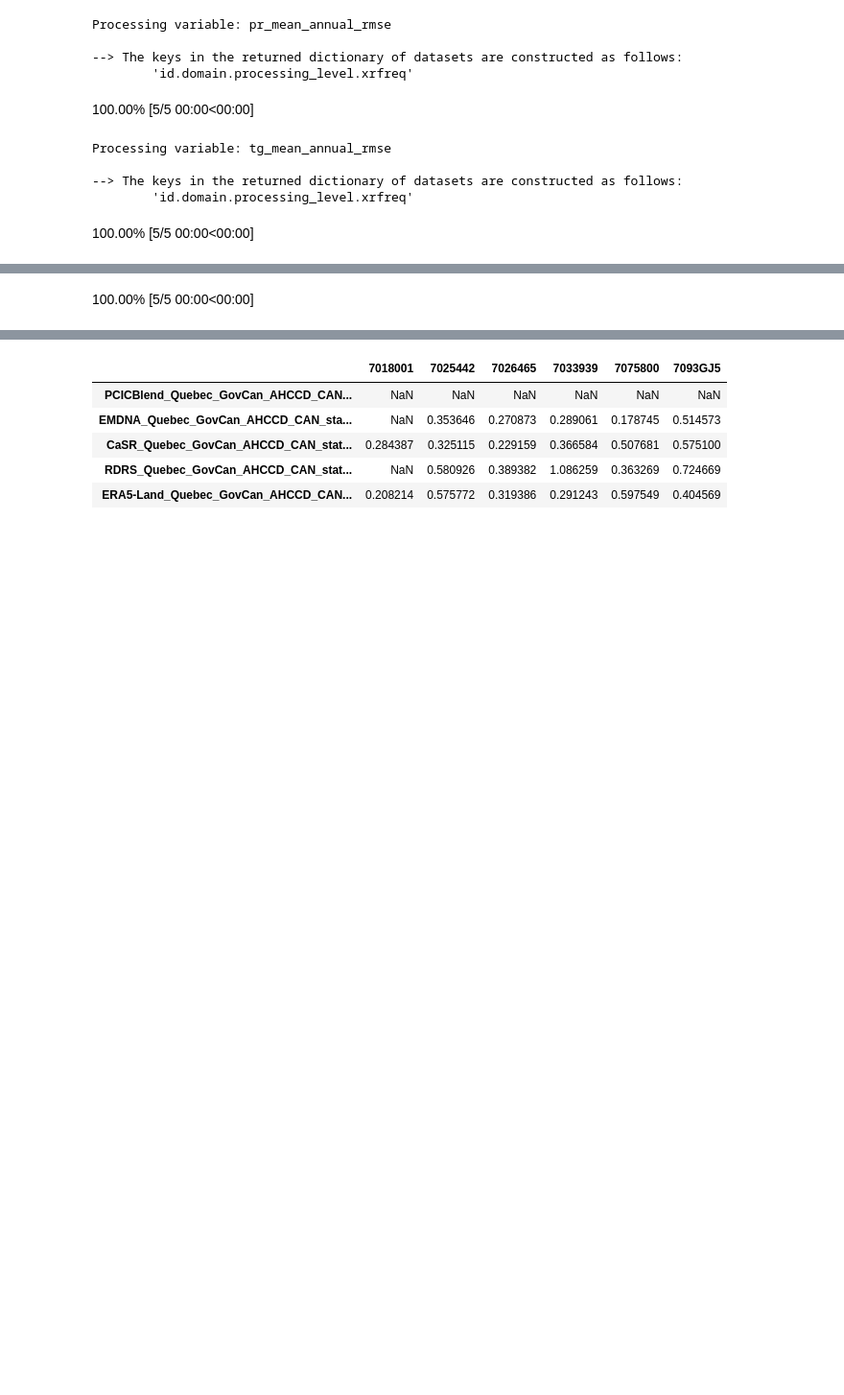
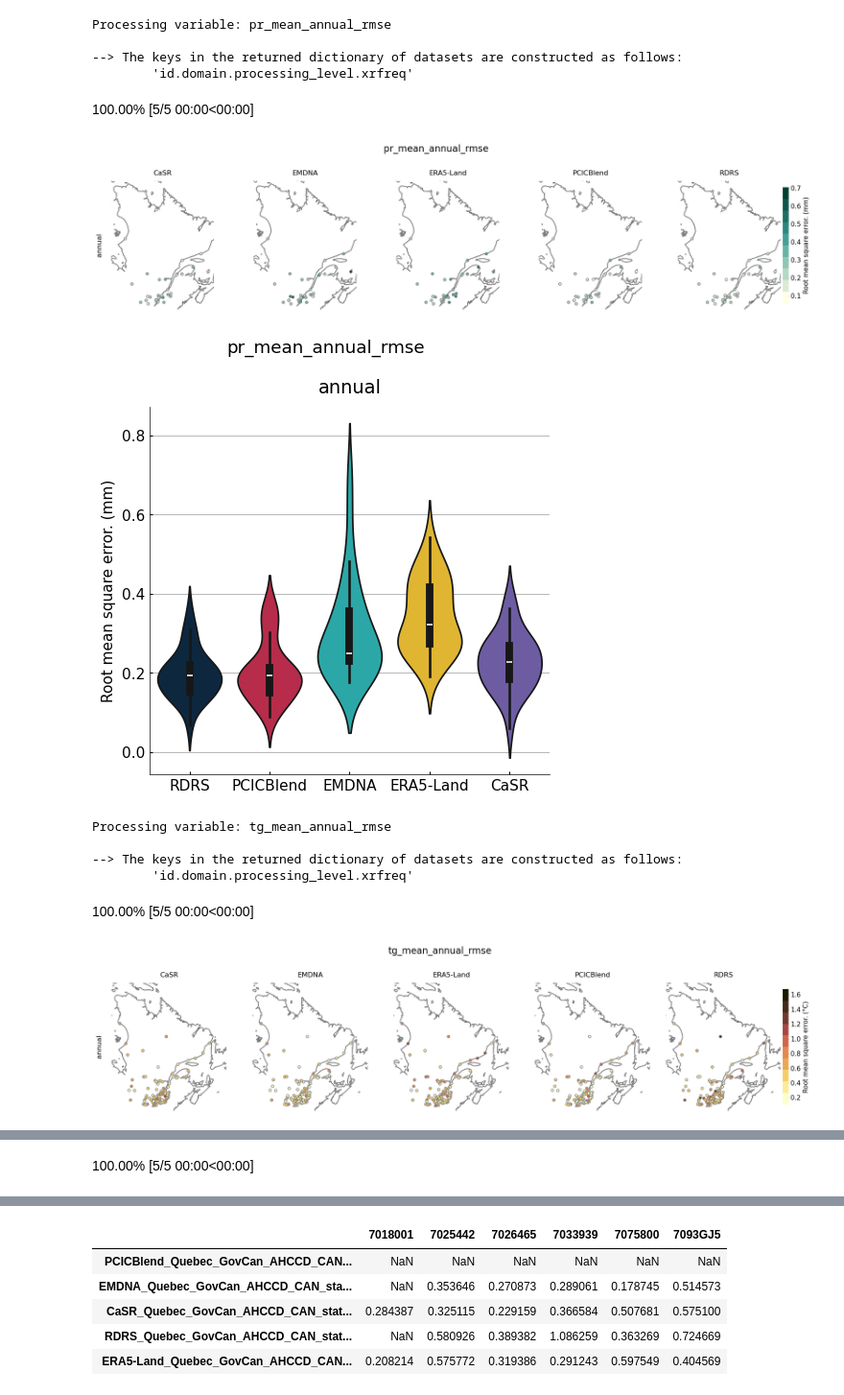
Before and after one commit to Ouranosinc/obsflow, a Jupyter notebook: notebooks/plotting_performance.ipynb, the cells around one changed output, grey strips where cells are left out. Shown at 96% size. Drawn from its saved outputs; the diff is of its cells as text; code cells hidden in the pictures; blank space fills up the shorter version.

Commit message:
Added violin plots

```diff
--- a/notebooks/plotting_performance.ipynb
+++ b/notebooks/plotting_performance.ipynb
@@ -134,4 +134,40 @@ for perf_var in variables:
     # Adjust suptitle position dynamically
     suptitle_y = 0.94 if n_seasons > 1 else 1.1
     fig.suptitle(f"{perf_var}", fontsize=16, y=suptitle_y)
+
+    ###### Violin plots ######
+    import matplotlib.pyplot as plt
+
+    # === Extract seasons from any dataset ===
+    any_ds = next(iter(dts_perf.values()))
+    seasons = any_ds.season.values
+    n_seasons = len(seasons)
+
+    # === Create a subplot with one column per season ===
+    fig, axs = plt.subplots(1, n_seasons, figsize=(5 * n_seasons, 5), sharey=True)
+
+    # Ensure axs is iterable
+    if n_seasons == 1:
+        axs = [axs]
+
+    # === Loop over seasons ===
+    for i, season in enumerate(seasons):
+        violin_dict = {}
+        for id in dts_perf.keys():
+            ds = dts_perf[id]
+            new_key = ds.attrs.get("cat:source", id)
+
+            for var in ds.data_vars:
+                da = ds[var].sel(season=season)
+                violin_dict[new_key] = da
+
+        # === Plot violin plot in the corresponding column ===
+        fg.violin(violin_dict, ax=axs[i])  # Pass ax to plot in the right place
+        axs[i].set_title(str(season))
+
+    fig.suptitle(var)
+    plt.tight_layout()
+    plt.show()
+
+    ################################################
 # %% [output]
@@ -140,10 +176,13 @@ for perf_var in variables:
 Processing variable: pr_mean_annual_rmse
 
 --> The keys in the returned dictionary of datasets are constructed as follows:
         'id.domain.processing_level.xrfreq'
 100.00% [5/5 00:00<00:00]
+[figure]
+[figure, new version]
 Processing variable: tg_mean_annual_rmse
 
 --> The keys in the returned dictionary of datasets are constructed as follows:
         'id.domain.processing_level.xrfreq'
 100.00% [5/5 00:00<00:00]
+[figure, new version]
```
Also changed, not shown: parts of 1 cell of this notebook.
